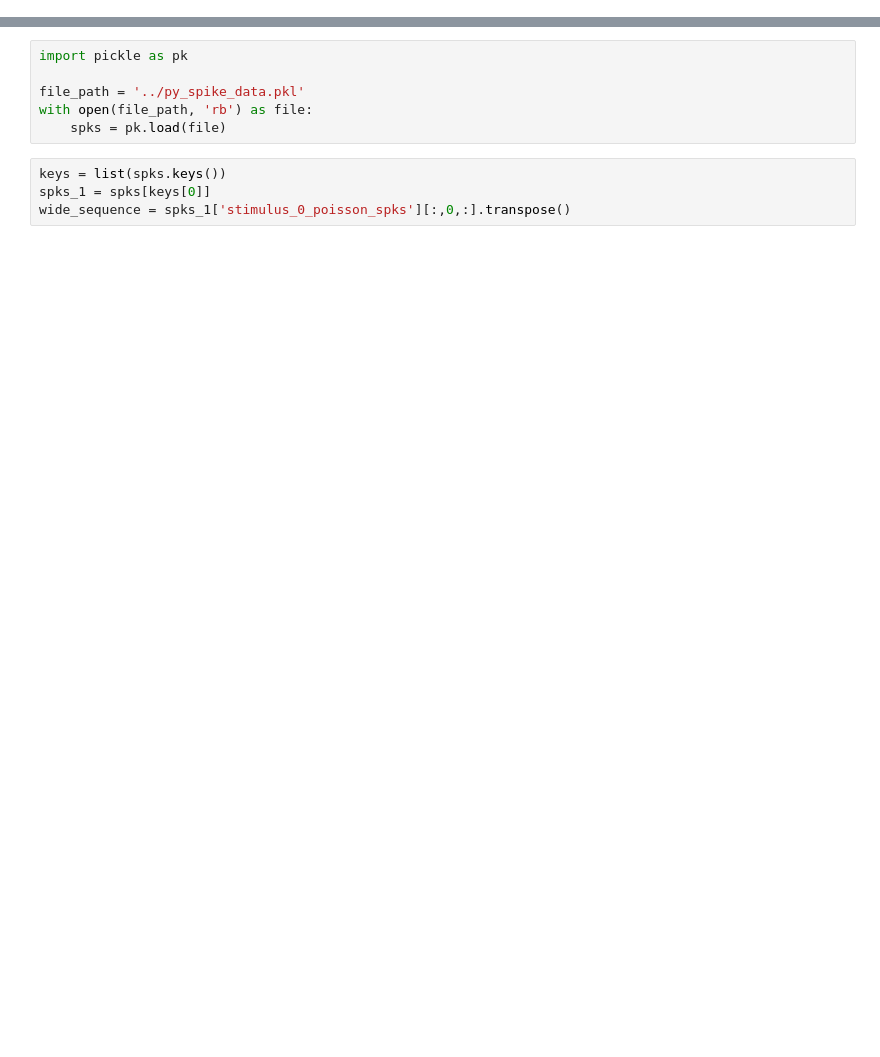
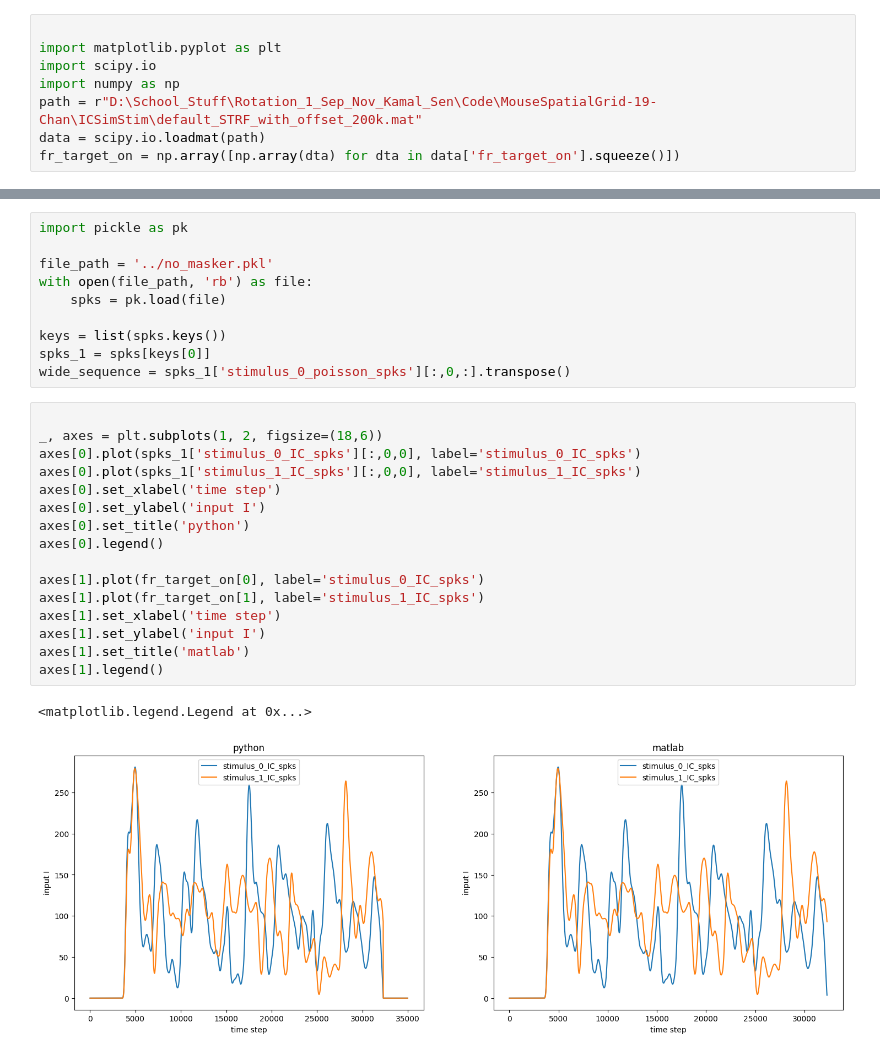
Before and after one commit to Ipboyd/SenLabModeling, a Jupyter notebook: plots/rasters.ipynb, the cells around one changed output, grey strips where cells are left out. Cells and saved outputs as stored; diff of their text form; blank space fills up the shorter version.

Commit message:
added matlab python IC comparision

```diff
--- a/plots/rasters.ipynb
+++ b/plots/rasters.ipynb
@@ -2,0 +1,8 @@ import matplotlib.pyplot as plt
+# %%
+
+import matplotlib.pyplot as plt
+import scipy.io
+import numpy as np
+path = r"D:\School_Stuff\Rotation_1_Sep_Nov_Kamal_Sen\Code\MouseSpatialGrid-19-Chan\ICSimStim\default_STRF_with_offset_200k.mat"
+data = scipy.io.loadmat(path)
+fr_target_on = np.array([np.array(dta) for dta in data['fr_target_on'].squeeze()])
@@ -3,12 +20,31 @@ import matplotlib.pyplot as plt
 # %%
 import pickle as pk
 
-file_path = '../py_spike_data.pkl'
+file_path = '../no_masker.pkl'
 with open(file_path, 'rb') as file:
     spks = pk.load(file)
+
+keys = list(spks.keys())
+spks_1 = spks[keys[0]]
+wide_sequence = spks_1['stimulus_0_poisson_spks'][:,0,:].transpose()
-# %%
-keys = list(spks.keys())
-spks_1 = spks[keys[0]]
-wide_sequence = spks_1['stimulus_0_poisson_spks'][:,0,:].transpose()
+# %%
+
+_, axes = plt.subplots(1, 2, figsize=(18,6))
+axes[0].plot(spks_1['stimulus_0_IC_spks'][:,0,0], label='stimulus_0_IC_spks')
+axes[0].plot(spks_1['stimulus_1_IC_spks'][:,0,0], label='stimulus_1_IC_spks')
+axes[0].set_xlabel('time step')
+axes[0].set_ylabel('input I')
+axes[0].set_title('python')
+axes[0].legend()
+
+axes[1].plot(fr_target_on[0], label='stimulus_0_IC_spks')
+axes[1].plot(fr_target_on[1], label='stimulus_1_IC_spks')
+axes[1].set_xlabel('time step')
+axes[1].set_ylabel('input I')
+axes[1].set_title('matlab')
+axes[1].legend()
+# %% [output]
+<matplotlib.legend.Legend at 0x...>
+[figure, added]
 # %%
 fig, ax = plt.subplots(figsize=(12, 3))
```
Also changed, not shown: parts of 5 cells of this notebook, 1 other file.
